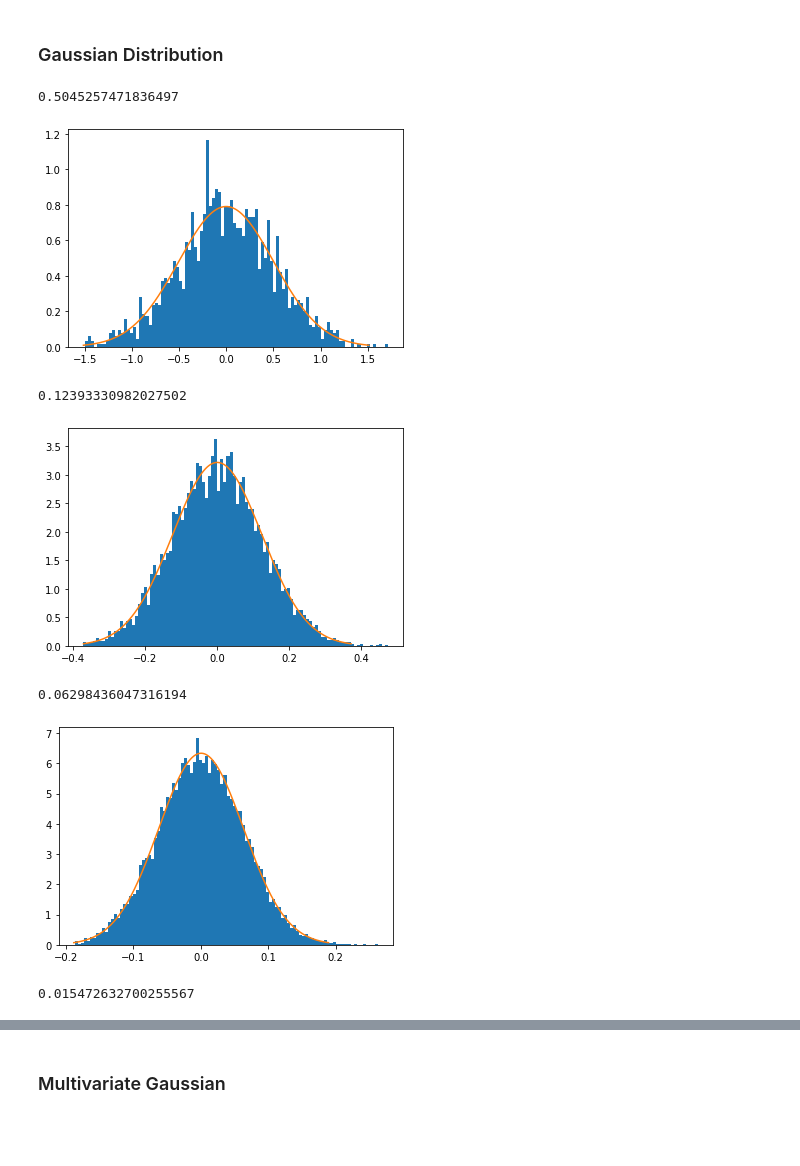
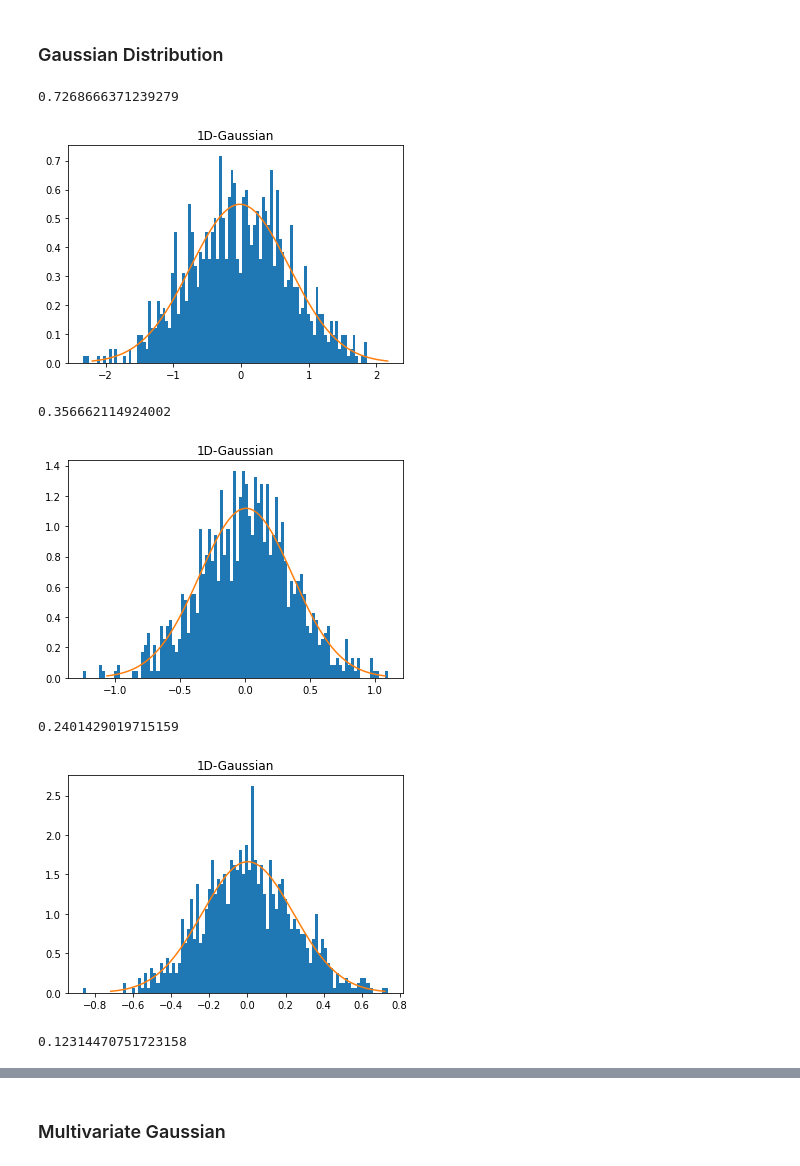
Before and after one commit to eduardojsbarroso/analise_de_dados, a Jupyter notebook: exercise_10_lista1.ipynb, the cells around one changed output, grey strips where cells are left out. Drawn from its saved outputs; the diff is of its cells as text; code cells hidden in the pictures; blank space fills up the shorter version.

Commit message:
Final List Update

```diff
--- a/exercise_10_lista1.ipynb
+++ b/exercise_10_lista1.ipynb
@@ -56,30 +56,30 @@ for a in L_list:
 # %%
 L_list = [2,8,16,64]
 for a in L_list:
     for d in range(0,a):
         temporary_point_list = []
         for b in range(0,1000):
             new_point_gauss= gauss_generator.generate_random_point()
             temporary_point_list.append(new_point_gauss[0])
         if d == 0:
             points_list = temporary_point_list
         else:
-            points_list = points_list + temporary_point_list
+            points_list = [points_list[c] + temporary_point_list[c] for c in range(0,1000)]
 
     points2_list= [f/a for f in points_list]
     mean = np.sum(points2_list) / len(points2_list)
     sigma = np.sqrt(np.sum((points2_list - mean)**2) / len(points2_list))
     print(sigma)
     x_list = np.linspace(mean - 3*sigma, mean + 3*sigma, 1000)
     plt.hist(points2_list, bins=100, density=True)
     plt.plot(x_list, stats.norm.pdf(x_list, mean, sigma))
-     plt.title('1D-Gaussian')
+    plt.title('1D-Gaussian')
     plt.show()
 # %% [output]
-0.5045257471836497
+0.7268666371239279
-[figure, old version]
+[figure, new version]
-0.12393330982027502
+0.356662114924002
-[figure, old version]
+[figure, new version]
-0.06298436047316194
+0.2401429019715159
-[figure, old version]
+[figure, new version]
-0.015472632700255567
+0.12314470751723158
```
Also changed, not shown: parts of 3 cells of this notebook, 1 other file.
